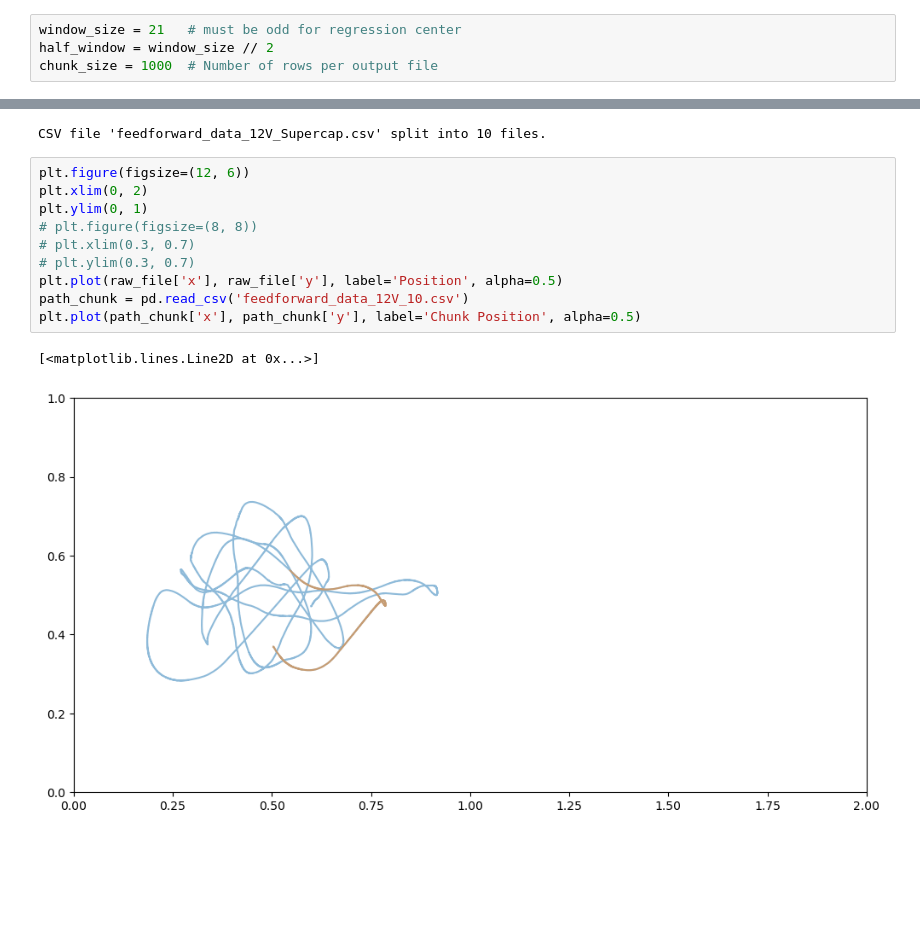
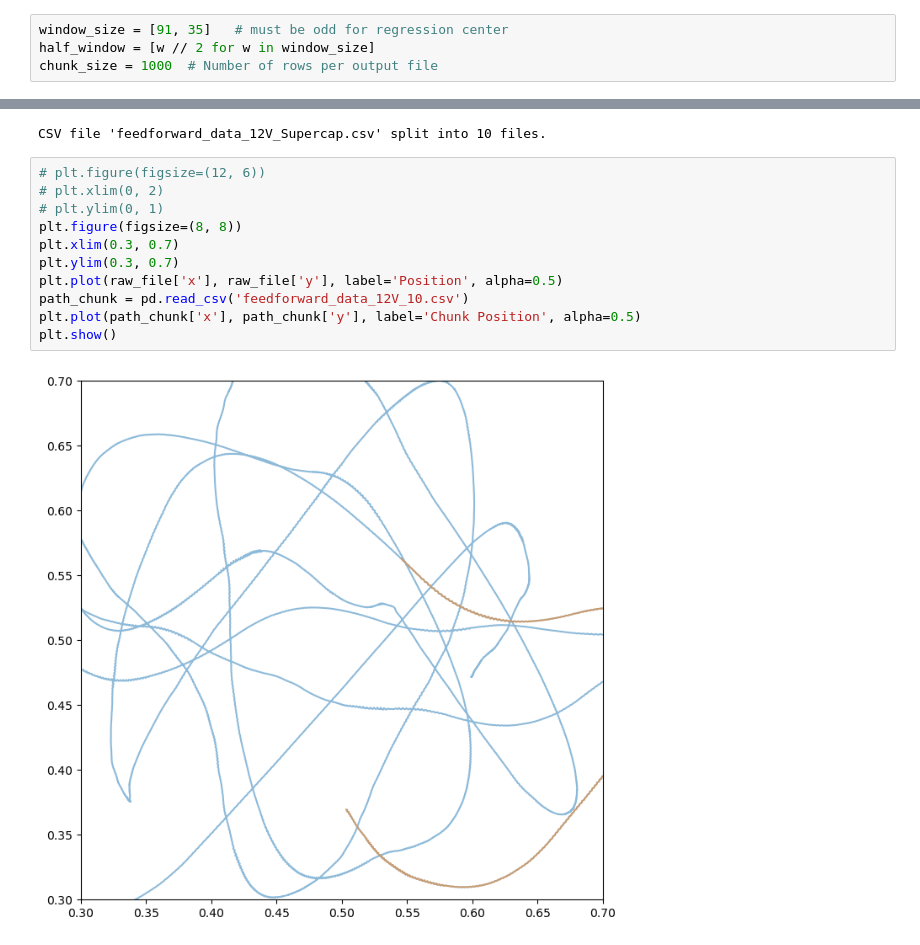
Before and after one commit to AIAirHockey/system_id, a Jupyter notebook: sys_id_data/process_csv.ipynb, the cells around one changed output, grey strips where cells are left out. Saved outputs shown, nothing was run; the diff lists cells and outputs as text; blank space fills up the shorter version.

```diff
--- a/sys_id_data/process_csv.ipynb
+++ b/sys_id_data/process_csv.ipynb
@@ -69,8 +69,8 @@ raw_file[['x','y']] = coords
 # %% [markdown]
 Linear regression
 # %%
-window_size = 21   # must be odd for regression center
-half_window = window_size // 2
+window_size = [91, 35]   # must be odd for regression center
+half_window = [w // 2 for w in window_size]
 chunk_size = 1000  # Number of rows per output file
 # %%
 # Add empty columns first
@@ -143,15 +142,15 @@ print(f"CSV file '{input_csv_file}' split into {batch_number - 1} files.")
 # %% [output]
 CSV file 'feedforward_data_12V_Supercap.csv' split into 10 files.
 # %%
-plt.figure(figsize=(12, 6))
-plt.xlim(0, 2)
-plt.ylim(0, 1)
-# plt.figure(figsize=(8, 8))
-# plt.xlim(0.3, 0.7)
-# plt.ylim(0.3, 0.7)
+# plt.figure(figsize=(12, 6))
+# plt.xlim(0, 2)
+# plt.ylim(0, 1)
+plt.figure(figsize=(8, 8))
+plt.xlim(0.3, 0.7)
+plt.ylim(0.3, 0.7)
 plt.plot(raw_file['x'], raw_file['y'], label='Position', alpha=0.5)
 path_chunk = pd.read_csv('feedforward_data_12V_10.csv')
 plt.plot(path_chunk['x'], path_chunk['y'], label='Chunk Position', alpha=0.5)
+plt.show()
 # %% [output]
-[<matplotlib.lines.Line2D at 0x...>]
-[figure, old version]
+[figure, new version]
```
Also changed, not shown: parts of 1 cell of this notebook, 40 other files.
